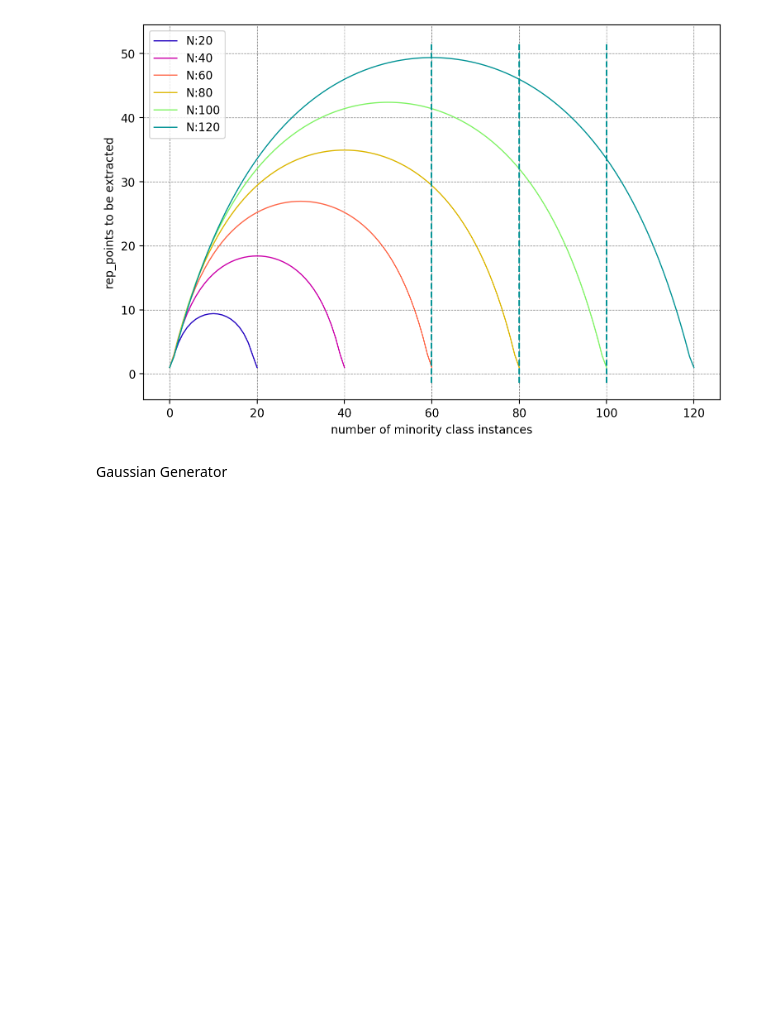
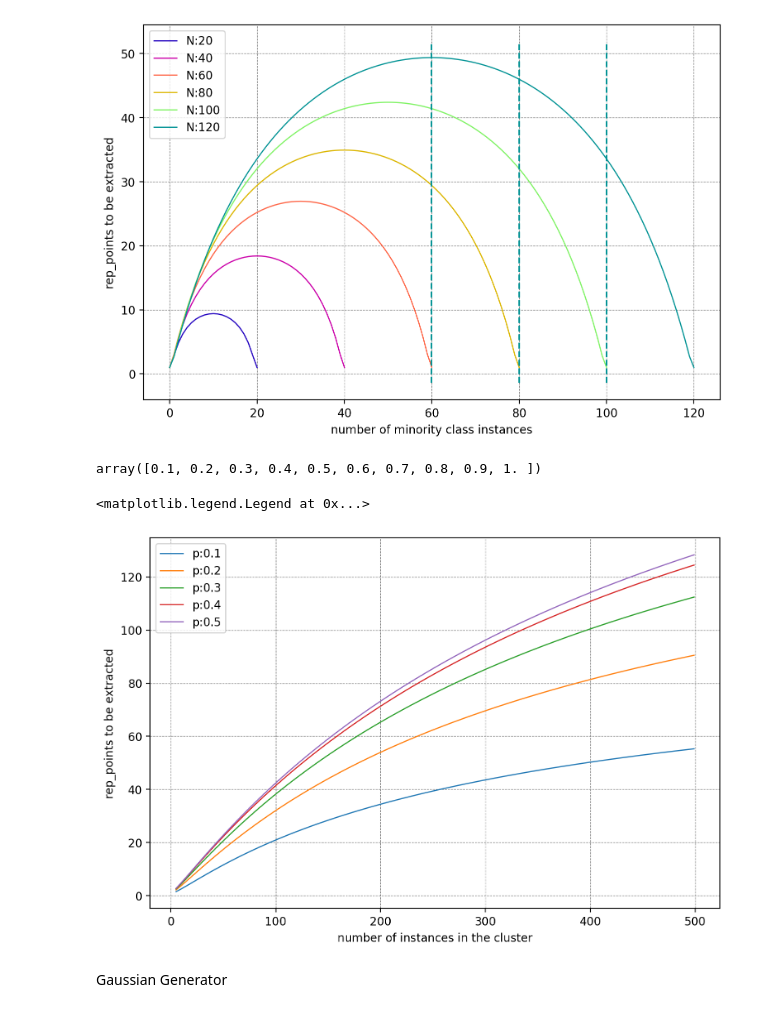
Before and after one commit to ghostqriver/AROSS, a Jupyter notebook: Images for thesis work.ipynb, the cells around one changed output. Drawn from its saved outputs; the diff is of its cells as text; code cells hidden in the pictures; blank space fills up the shorter version.

```diff
--- a/Images for thesis work.ipynb
+++ b/Images for thesis work.ipynb
@@ -53,6 +53,41 @@ plt.legend(loc = 'upper left')
 plt.savefig('images/rep_extract.png')
 # %% [output]
 [figure]
+# %%
+np.linspace(0.1,1,10)
+# %% [output]
+array([0.1, 0.2, 0.3, 0.4, 0.5, 0.6, 0.7, 0.8, 0.9, 1. ])
+# %%
+plt.figure(figsize=(9,6),dpi=200)
+for p in [0.1,0.2,0.3,0.4,0.5]:
+    size1s = []
+    for N in range(5,500):
+#         p = num_min/N
+
+        # size1 might be 0 when num_min == 0 or num_min == N, then set c = 1, choose centroid as rep_point directly
+        if p==0 and N >= 9:
+            size1 = 0
+        elif p==0 or p==1:
+            size1 = 1
+        else:
+            Z = 1.64
+            epsilon = 0.05
+            e = epsilon + np.log(N)/N
+            x = (Z**2 * p * (1-p)) / (e**2)
+            size1 = (N * x) / (x + N - 1)
+
+        size1s.append(size1)
+    plt.plot(range(5,500),size1s,label='p:'+str(round(p,2)),alpha=1, linewidth=1)
+    plt.grid(visible=True,color='gray', linestyle='dashed', linewidth=0.5)
+
+plt.xlabel('number of instances in the cluster')
+plt.ylabel('rep_points to be extracted')
+plt.legend(loc = 'upper left')
+#     print(num_min,'|',size1)
+# plt.savefig('images/rep_extract.png')
+# %% [output]
+<matplotlib.legend.Legend at 0x...>
+[figure, added]
 # %% [markdown]
 Gaussian Generator
 # %%
```
Also changed, not shown: parts of 5 cells of this notebook, 12 other files.
